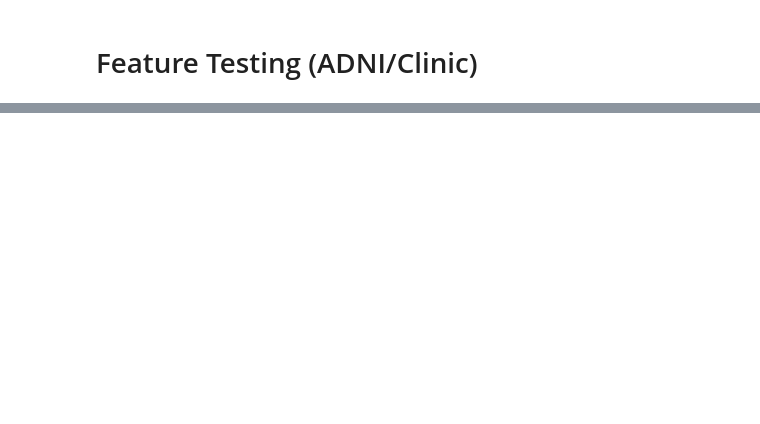
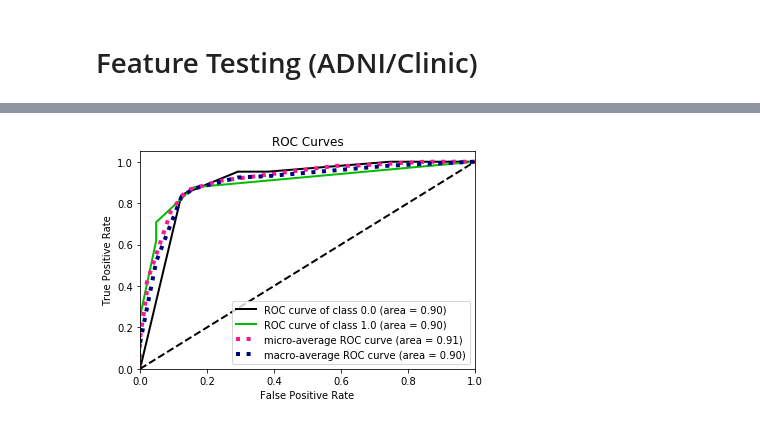
Before and after one commit to mjkleiman/streamlineAD, a Jupyter notebook: KleimanPhD_Chp3.ipynb, the cells around one changed output, grey strips where cells are left out. Drawn from its saved outputs; the diff is of its cells as text; code cells hidden in the pictures; blank space fills up the shorter version.

```diff
--- a/KleimanPhD_Chp3.ipynb
+++ b/KleimanPhD_Chp3.ipynb
@@ -996,0 +1333,15 @@ df_costsum.to_csv(f'{dir}/Output/cost_sum_output_avg.csv', index=False)
+# %%
+from sklearn.ensemble import RandomForestClassifier
+import xgboost
+from sklearn.metrics import roc_auc_score, accuracy_score, confusion_matrix, classification_report
+from sklearn.neural_network import MLPClassifier
+
+df_costsum = pd.read_csv(f'{dir}/Output/cost_sum_output_avg.csv')
+df_costsum.features = df_costsum.features.str.replace(' ', '')\
+                      .str.replace('\'','').str.replace('\[','')\
+                      .str.replace('\]','').str.split(',')
+
+adni_X = pd.read_csv(f'{dir}/Data/adni_pair_unscaled_X.csv')
+adni_y = pd.read_csv(f'{dir}/Data/adni_pair_us_y2.csv')
+clinic_X = pd.read_csv(f'{dir}/Data/sm_clinic_pair_us_X.csv')
+clinic_y = pd.read_csv(f'{dir}/Data/sm_clinic_pair_y2.csv', header=None)
@@ -996,0 +1369,15 @@ df_costsum.to_csv(f'{dir}/Output/cost_sum_output_avg.csv', index=False)
+# %%
+features = df_costsum.iloc[0,3]
+
+X_train = adni_X.loc[:,features]
+X_test = clinic_X.loc[:,features]
+
+clf = RandomForestClassifier(n_estimators=300, max_features=.5,
+                            min_samples_leaf=2, random_state=0)
+clf.fit(X_train, adni_y.values.ravel())
+y_pred = clf.predict(X_test)
+print('AUC: ', roc_auc_score(clinic_y, y_pred))
+print('\n')
+print(classification_report(clinic_y, y_pred, digits=3))
+print('\n')
+print(confusion_matrix(clinic_y, y_pred))
@@ -996,0 +1401,8 @@ df_costsum.to_csv(f'{dir}/Output/cost_sum_output_avg.csv', index=False)
+# %%
+
+adni_proba = clf.predict_proba(X_test)
+roc = skplt.metrics.plot_roc(clinic_y, adni_proba)
+# fig = roc.get_figure()
+# fig.savefig(f'{dir}/Figures/roc_eff_row0_3', dpi=300)
+# %% [output]
+[figure, added]
```
Also changed, not shown: parts of 164 cells of this notebook.
